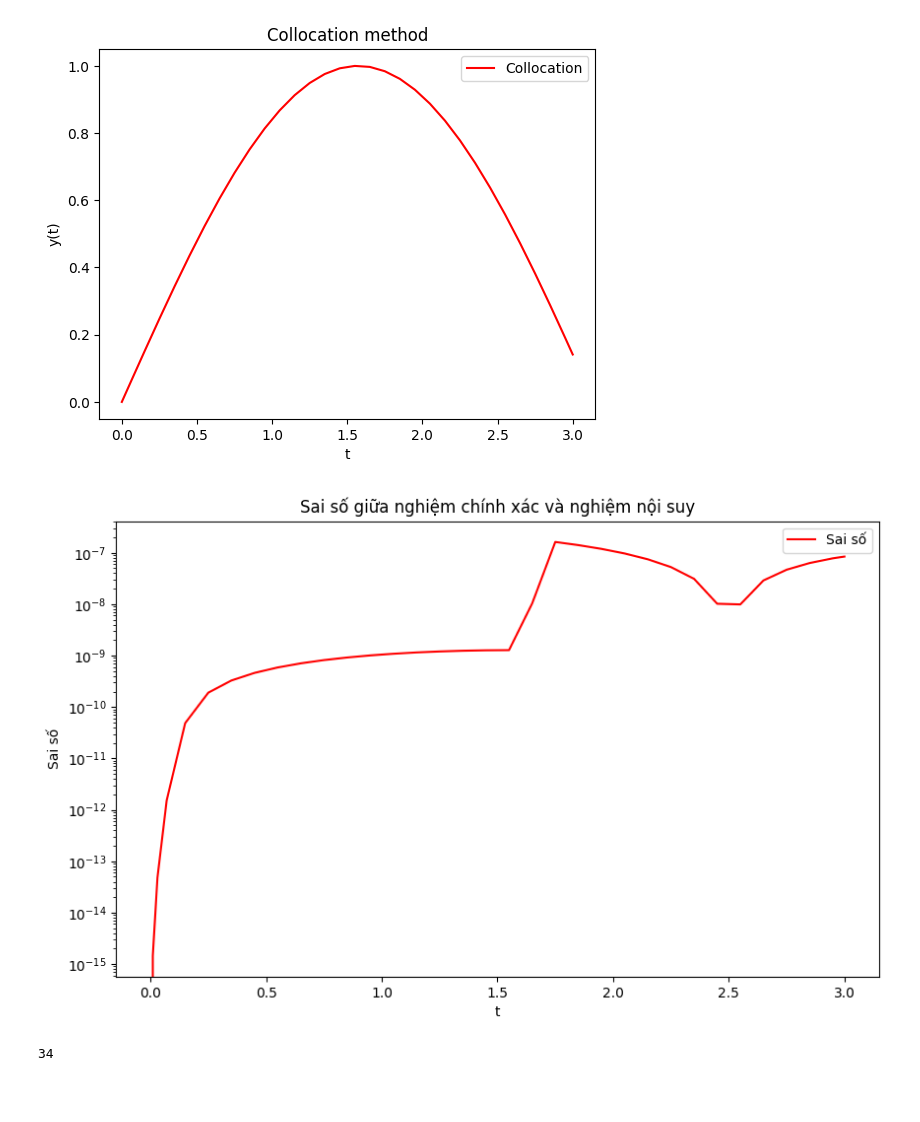
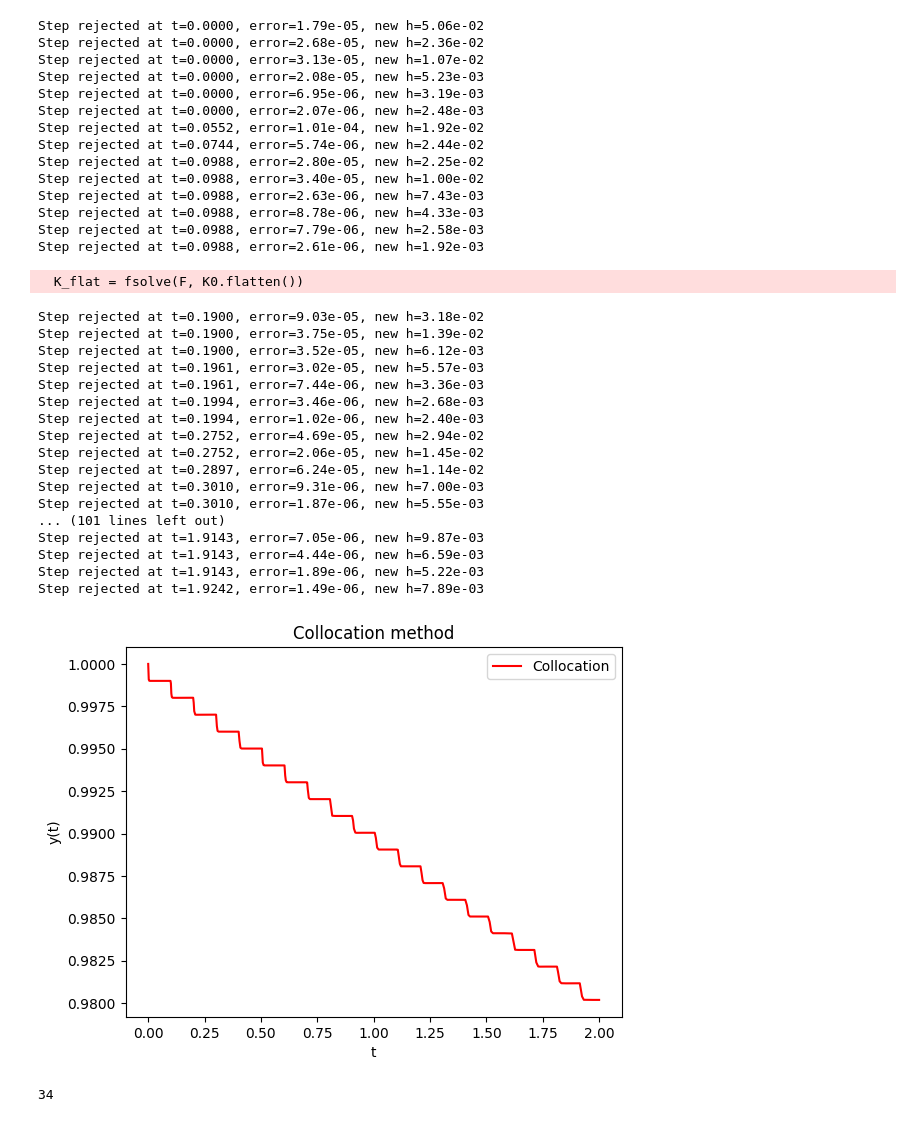
Before and after one commit to baotn0708/Numerical_method_for_DDE, a Jupyter notebook: sudung.ipynb, the cells around one changed output. Cells and saved outputs as stored; diff of their text form; code cells hidden in the pictures; blank space fills up the shorter version.

```diff
--- a/sudung.ipynb
+++ b/sudung.ipynb
@@ -6,47 +61,77 @@ import matplotlib.pyplot as plt
 def f(t, y, y_delay):
     y = np.atleast_1d(y)
     y_delay = np.atleast_1d(y_delay)
-    return -y_delay
+    return -1000*y+999*y_delay
 def tau(t, y):
-    return np.pi/2
+    return 0.1
 def phi(t):
-    return np.atleast_1d(np.sin(t))
-def y_exact(t):
-    return np.sin(t)
+    return np.atleast_1d(1.0)
+
 t0 = 0
-tf = 3
-h0 = 0.01
+tf = 2
+h0 = 0.1
 tol = 1e-6
 # sau này sẽ thêm các hàm ước lượng Lipchitz sau
 L_f_u = 0.0
 L_f_v = 1.0
 L_tau_y = 0.0
 
 ts, ys = solve_dde_collocation_adaptive(f, tau, phi, t0, tf, h0,
                                               method_name='gauss', s=2, tol=tol,
                                               L_f_u=L_f_u, L_f_v=L_f_v, L_tau_y=L_tau_y,
                                               h_min=1e-6, h_max=0.1)
 plt.plot(ts, ys, 'r-', label='Collocation')
 plt.title('Collocation method')
 plt.xlabel('t')
 plt.ylabel('y(t)')
 plt.legend()
 def compute_error(ts, ys):
     return np.abs(ys[:, 0] - y_exact(ts))
 def plot_error(ts, errors):
         plt.figure(figsize=(10, 6))
         plt.plot(ts, errors, 'r-', label='Sai số')
         plt.xlabel('t')
         plt.ylabel('Sai số')
         plt.yscale('log')
         plt.title("Sai số giữa nghiệm chính xác và nghiệm nội suy")
         plt.legend()
         plt.show()
-errors = compute_error(ts, ys)
-plot_error(ts, errors)
+# errors = compute_error(ts, ys)
+# plot_error(ts, errors)
 # %% [output]
+Step rejected at t=0.0000, error=1.79e-05, new h=5.06e-02
+Step rejected at t=0.0000, error=2.68e-05, new h=2.36e-02
+Step rejected at t=0.0000, error=3.13e-05, new h=1.07e-02
+Step rejected at t=0.0000, error=2.08e-05, new h=5.23e-03
+Step rejected at t=0.0000, error=6.95e-06, new h=3.19e-03
+Step rejected at t=0.0000, error=2.07e-06, new h=2.48e-03
+Step rejected at t=0.0552, error=1.01e-04, new h=1.92e-02
+Step rejected at t=0.0744, error=5.74e-06, new h=2.44e-02
+Step rejected at t=0.0988, error=2.80e-05, new h=2.25e-02
+Step rejected at t=0.0988, error=3.40e-05, new h=1.00e-02
+Step rejected at t=0.0988, error=2.63e-06, new h=7.43e-03
+Step rejected at t=0.0988, error=8.78e-06, new h=4.33e-03
+Step rejected at t=0.0988, error=7.79e-06, new h=2.58e-03
+Step rejected at t=0.0988, error=2.61e-06, new h=1.92e-03
+  K_flat = fsolve(F, K0.flatten())
+Step rejected at t=0.1900, error=9.03e-05, new h=3.18e-02
+Step rejected at t=0.1900, error=3.75e-05, new h=1.39e-02
+Step rejected at t=0.1900, error=3.52e-05, new h=6.12e-03
+Step rejected at t=0.1961, error=3.02e-05, new h=5.57e-03
+Step rejected at t=0.1961, error=7.44e-06, new h=3.36e-03
+Step rejected at t=0.1994, error=3.46e-06, new h=2.68e-03
+Step rejected at t=0.1994, error=1.02e-06, new h=2.40e-03
+Step rejected at t=0.2752, error=4.69e-05, new h=2.94e-02
+Step rejected at t=0.2752, error=2.06e-05, new h=1.45e-02
+Step rejected at t=0.2897, error=6.24e-05, new h=1.14e-02
+Step rejected at t=0.3010, error=9.31e-06, new h=7.00e-03
+Step rejected at t=0.3010, error=1.87e-06, new h=5.55e-03
+... (101 lines left out)
+Step rejected at t=1.9143, error=7.05e-06, new h=9.87e-03
+Step rejected at t=1.9143, error=4.44e-06, new h=6.59e-03
+Step rejected at t=1.9143, error=1.89e-06, new h=5.22e-03
+Step rejected at t=1.9242, error=1.49e-06, new h=7.89e-03
-[figure, old version]
+[figure, new version]
-[figure, removed]
 # %%
 len(ts)
 # %% [output]
```
Also changed, not shown: parts of 3 cells of this notebook, 4 other files.
